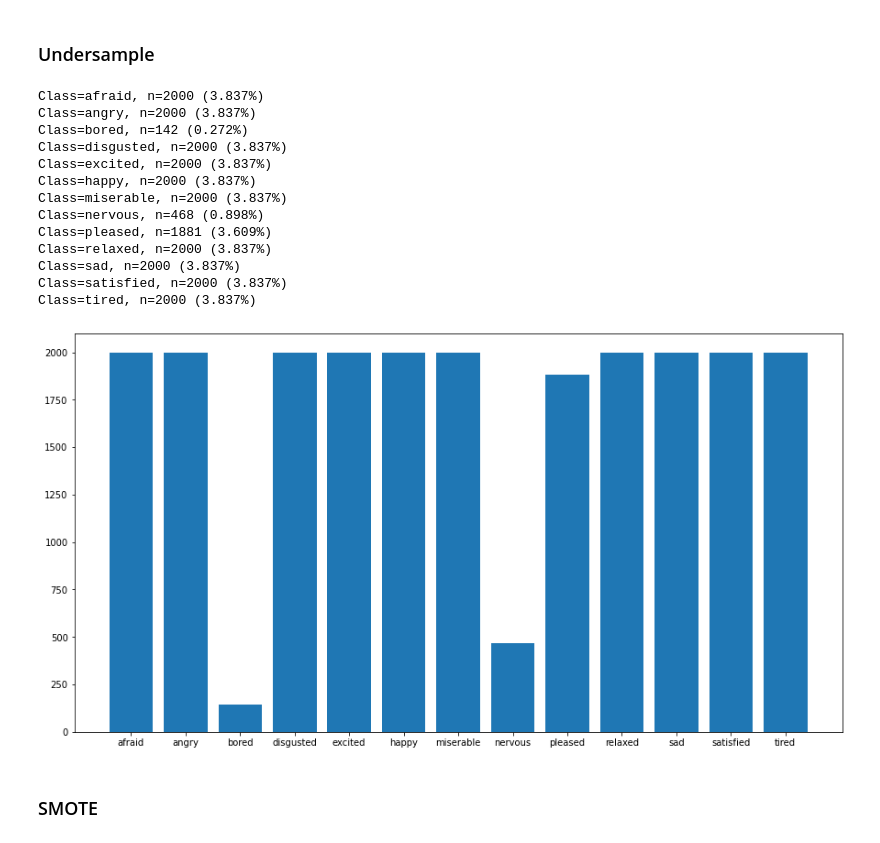
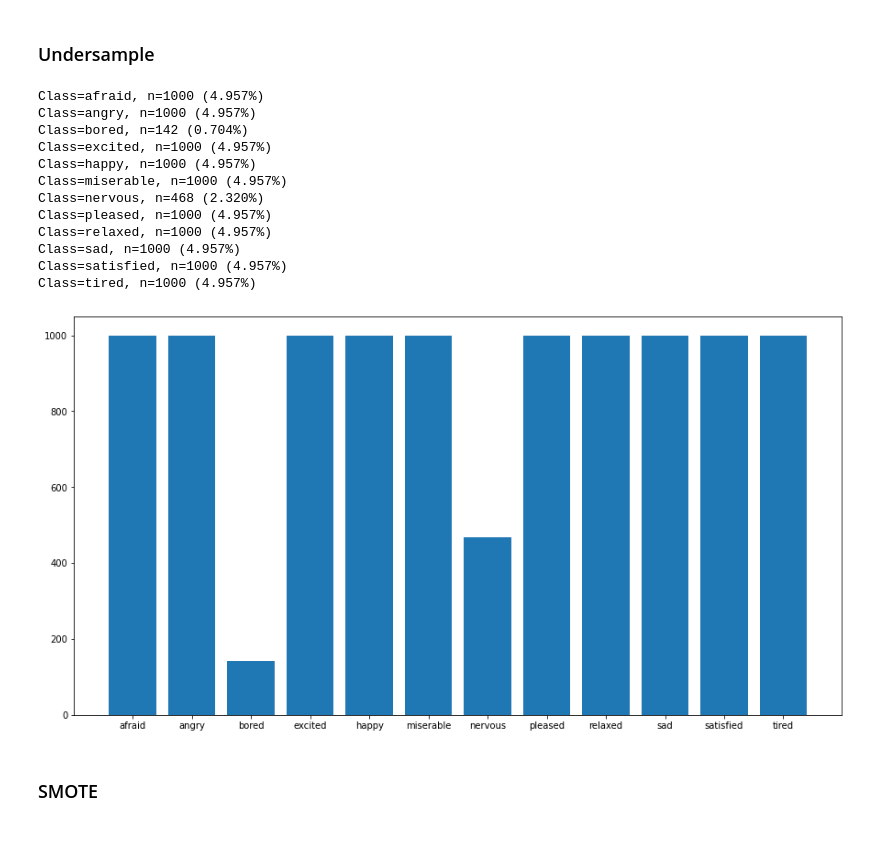
Before and after one commit to HerouFenix/Emotionally-Expressive-Motion-Controller-for-Virtual-Characters, a Jupyter notebook: emotion_classifier/model_training/data_preparation.ipynb, the cells around one changed output. Cells and saved outputs as stored; diff of their text form; code cells hidden in the pictures.

```diff
--- a/emotion_classifier/model_training/data_preparation.ipynb
+++ b/emotion_classifier/model_training/data_preparation.ipynb
@@ -181,5 +186,5 @@ Proportion: 0.02 : 1.0
 # %%
-data = pd.read_csv('datasets/label/LMA_DATA_EXTRA.csv')
+data = pd.read_csv('datasets/label/DANCE_DATA.csv')
 values = data.values
 # split into input and output elements
 X, y = values[:, :-1], values[:, -1]
@@ -215,40 +219,40 @@ Class=nervous, n=468 (0.898%)
 # %% [markdown]
 ### Undersample
 # %%
-strategy = {"angry":2000, "happy": 2000, "sad": 2000, "disgusted": 2000, "afraid": 2000, "pleased": 1881, "bored": 142, "tired": 2000, "relaxed": 2000, "excited": 2000, "miserable": 2000, "satisfied": 2000, "nervous": 468}
+#strategy = {"angry":2000, "happy": 2000, "sad": 2000, "disgusted": 2000, "afraid": 2000, "pleased": 1881, "bored": 142, "tired": 2000, "relaxed": 2000, "excited": 2000, "miserable": 2000, "satisfied": 2000, "nervous": 468}
+strategy = {"angry":1000, "happy": 1000, "sad": 1000, "afraid": 1000, "pleased": 1000, "bored": 142, "tired": 1000, "relaxed": 1000, "excited": 1000, "miserable": 1000, "satisfied": 1000, "nervous": 468}
 
 
 nm = NearMiss(sampling_strategy=strategy)
 X_res, y_res = nm.fit_resample(X, y)
 
 # summarize distribution
 counter = Counter(y_res)
 perc = []
 for k,v in counter.items():
     per = v / len(y) * 100
     perc.append(per)
     print('Class=%s, n=%d (%.3f%%)' % (k, v, per))
 
 
 # plot the distribution
 plt.figure(figsize=(15,8))
 plt.bar(counter.keys(), counter.values())
 plt.show()
 # %% [output]
-Class=afraid, n=2000 (3.837%)
-Class=angry, n=2000 (3.837%)
-Class=bored, n=142 (0.272%)
-Class=disgusted, n=2000 (3.837%)
-Class=excited, n=2000 (3.837%)
-Class=happy, n=2000 (3.837%)
-Class=miserable, n=2000 (3.837%)
-Class=nervous, n=468 (0.898%)
-Class=pleased, n=1881 (3.609%)
-Class=relaxed, n=2000 (3.837%)
-Class=sad, n=2000 (3.837%)
-Class=satisfied, n=2000 (3.837%)
-Class=tired, n=2000 (3.837%)
+Class=afraid, n=1000 (4.957%)
+Class=angry, n=1000 (4.957%)
+Class=bored, n=142 (0.704%)
+Class=excited, n=1000 (4.957%)
+Class=happy, n=1000 (4.957%)
+Class=miserable, n=1000 (4.957%)
+Class=nervous, n=468 (2.320%)
+Class=pleased, n=1000 (4.957%)
+Class=relaxed, n=1000 (4.957%)
+Class=sad, n=1000 (4.957%)
+Class=satisfied, n=1000 (4.957%)
+Class=tired, n=1000 (4.957%)
-[figure, old version]
+[figure, new version]
 # %% [markdown]
 ### SMOTE
 # %%
```
Also changed, not shown: parts of 24 cells of this notebook, 15 other files.
